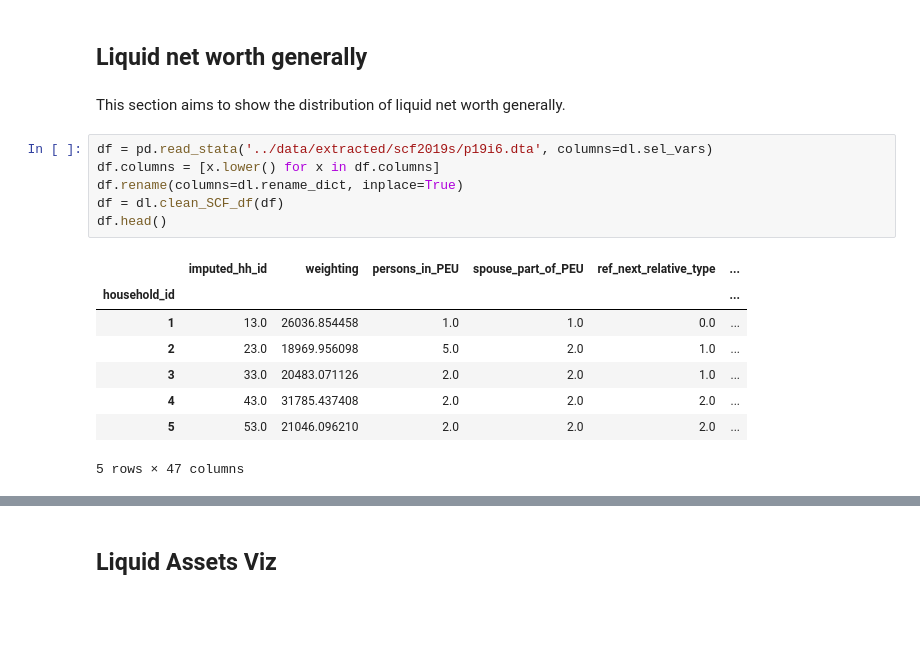
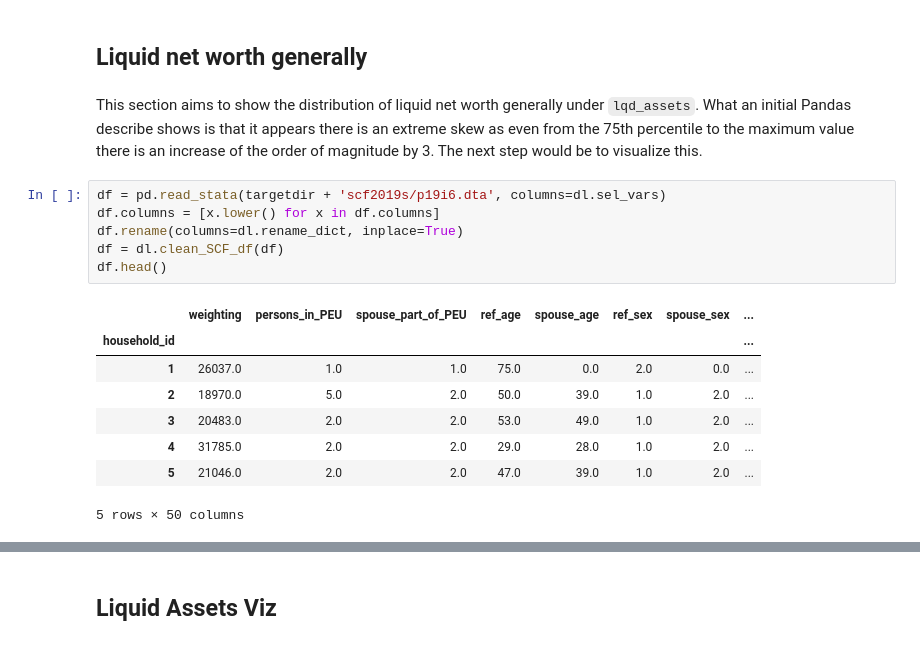
Before and after one commit to danvalen1/SCF-Analysis, a Jupyter notebook: notebooks/EDA.ipynb, the cells around one changed output, grey strips where cells are left out. Drawn from its saved outputs; the diff is of its cells as text; blank space fills up the shorter version.

```diff
--- a/notebooks/EDA.ipynb
+++ b/notebooks/EDA.ipynb
@@ -22,19 +25,19 @@ figtargetdir = "../images/"
 # %% [markdown]
 ## Liquid net worth generally
-# %% [markdown]
-This section aims to show the distribution of liquid net worth generally.
+# %% [markdown]
+This section aims to show the distribution of liquid net worth generally under `lqd_assets`. What an initial Pandas describe shows is that it appears there is an extreme skew as even from the 75th percentile to the maximum value there is an increase of the order of magnitude by 3. The next step would be to visualize this.
 # %%
-df = pd.read_stata('../data/extracted/scf2019s/p19i6.dta', columns=dl.sel_vars)
+df = pd.read_stata(targetdir + 'scf2019s/p19i6.dta', columns=dl.sel_vars)
 df.columns = [x.lower() for x in df.columns]
 df.rename(columns=dl.rename_dict, inplace=True)
 df = dl.clean_SCF_df(df)
 df.head()
 # %% [output]
-|  | imputed_hh_id | weighting | persons_in_PEU | spouse_part_of_PEU | ref_next_relative_type | ... |
-| household_id |  |  |  |  |  | ... |
-| 1 | 13.0 | 26036.854458 | 1.0 | 1.0 | 0.0 | ... |
-| 2 | 23.0 | 18969.956098 | 5.0 | 2.0 | 1.0 | ... |
-| 3 | 33.0 | 20483.071126 | 2.0 | 2.0 | 1.0 | ... |
-| 4 | 43.0 | 31785.437408 | 2.0 | 2.0 | 2.0 | ... |
-| 5 | 53.0 | 21046.096210 | 2.0 | 2.0 | 2.0 | ... |
+|  | weighting | persons_in_PEU | spouse_part_of_PEU | ref_age | spouse_age | ref_sex | spouse_sex | ... |
+| household_id |  |  |  |  |  |  |  | ... |
+| 1 | 26037.0 | 1.0 | 1.0 | 75.0 | 0.0 | 2.0 | 0.0 | ... |
+| 2 | 18970.0 | 5.0 | 2.0 | 50.0 | 39.0 | 1.0 | 2.0 | ... |
+| 3 | 20483.0 | 2.0 | 2.0 | 53.0 | 49.0 | 1.0 | 2.0 | ... |
+| 4 | 31785.0 | 2.0 | 2.0 | 29.0 | 28.0 | 1.0 | 2.0 | ... |
+| 5 | 21046.0 | 2.0 | 2.0 | 47.0 | 39.0 | 1.0 | 2.0 | ... |
-5 rows × 47 columns
+5 rows × 50 columns
```
Also changed, not shown: parts of 36 cells of this notebook, 18 other files.
